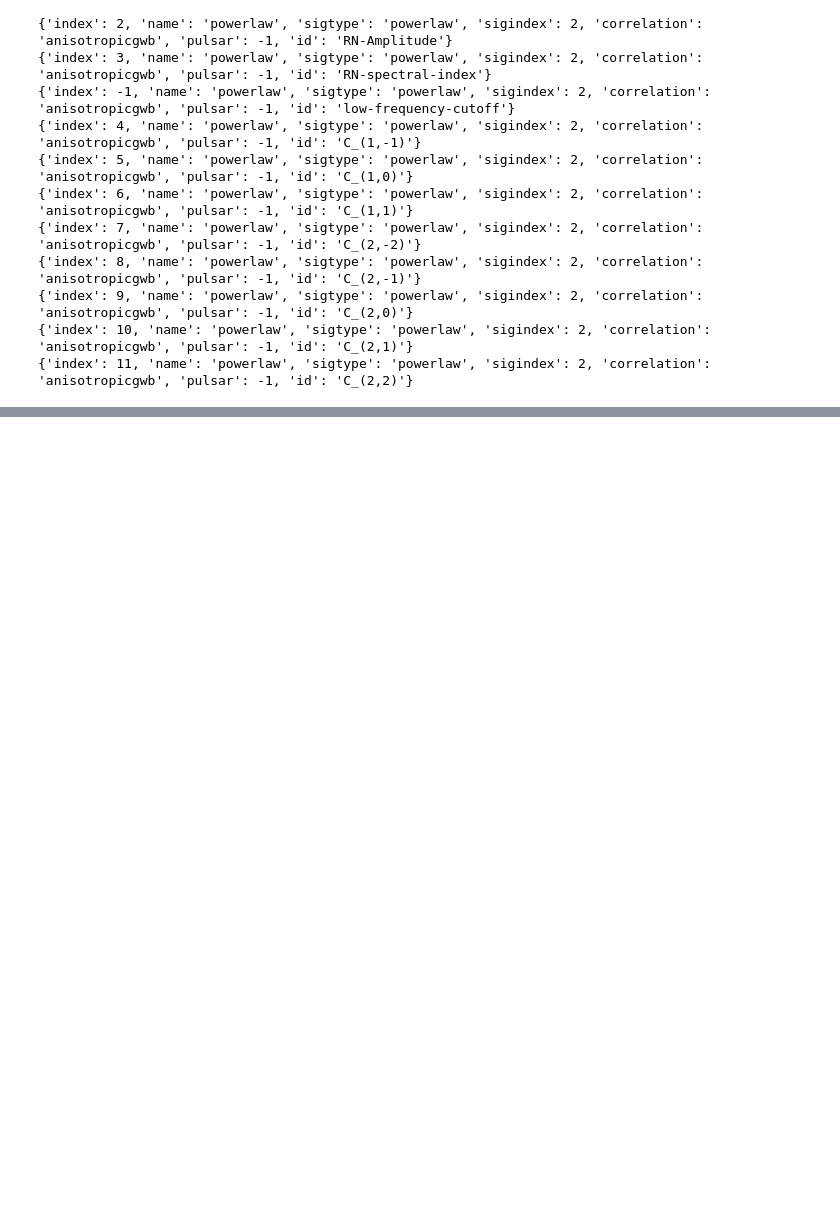
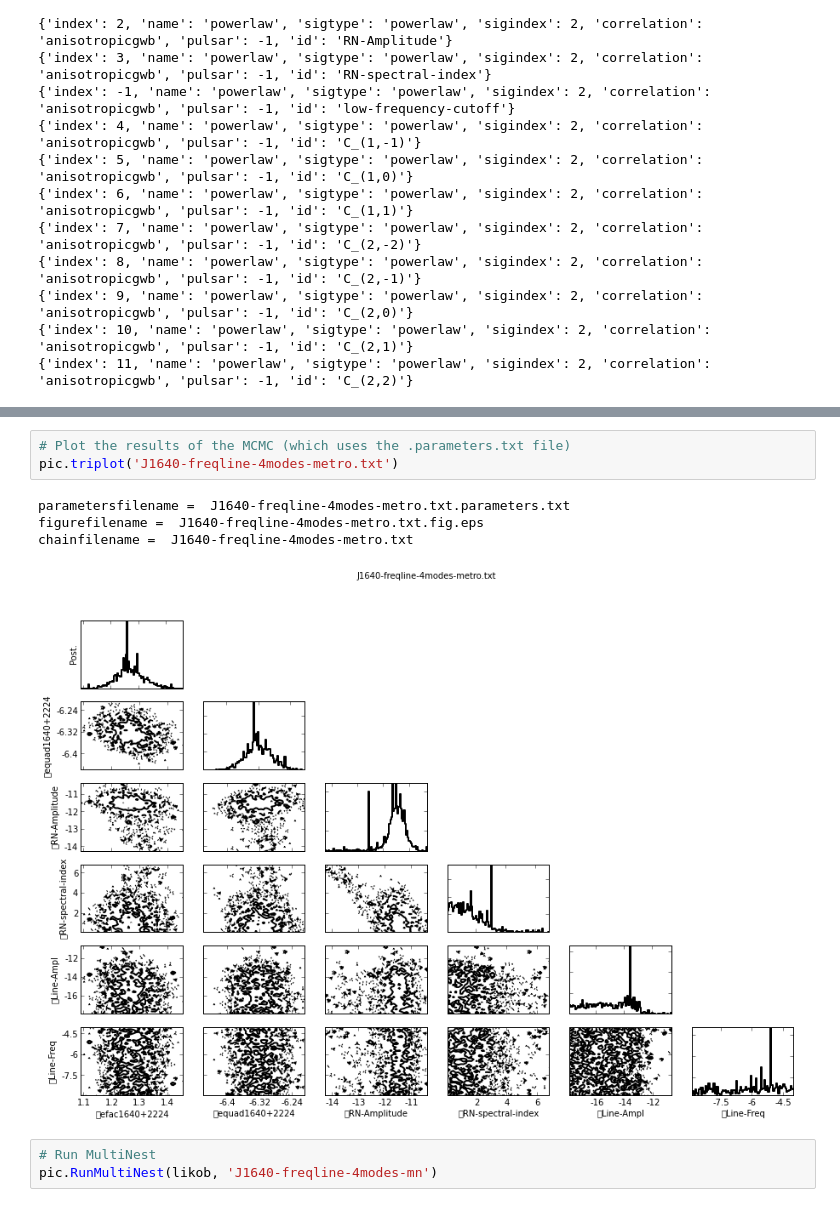
Before and after one commit to vhaasteren/piccard, a Jupyter notebook: piccard-demo.ipynb, the cells around one changed output, grey strips where cells are left out. Saved outputs shown, nothing was run; the diff lists cells and outputs as text; blank space fills up the shorter version.

```diff
--- a/piccard-demo.ipynb
+++ b/piccard-demo.ipynb
@@ -193,0 +296,11 @@ for i in range(len(likob.pardes)): print likob.pardes[i]
+# %%
+# Plot the results of the MCMC (which uses the .parameters.txt file)
+pic.triplot('J1640-freqline-4modes-metro.txt')
+# %% [output]
+parametersfilename =  J1640-freqline-4modes-metro.txt.parameters.txt
+figurefilename =  J1640-freqline-4modes-metro.txt.fig.eps
+chainfilename =  J1640-freqline-4modes-metro.txt
+[figure, added]
+# %%
+# Run MultiNest
+pic.RunMultiNest(likob, 'J1640-freqline-4modes-mn')
```
Also changed, not shown: parts of 14 cells of this notebook, 2 other files.
